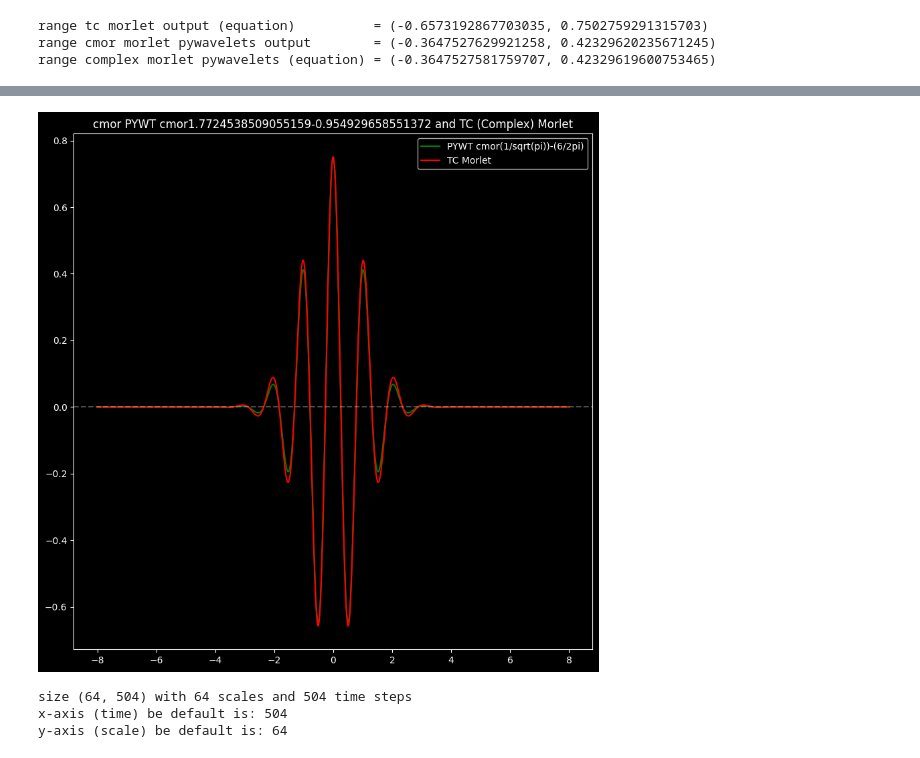
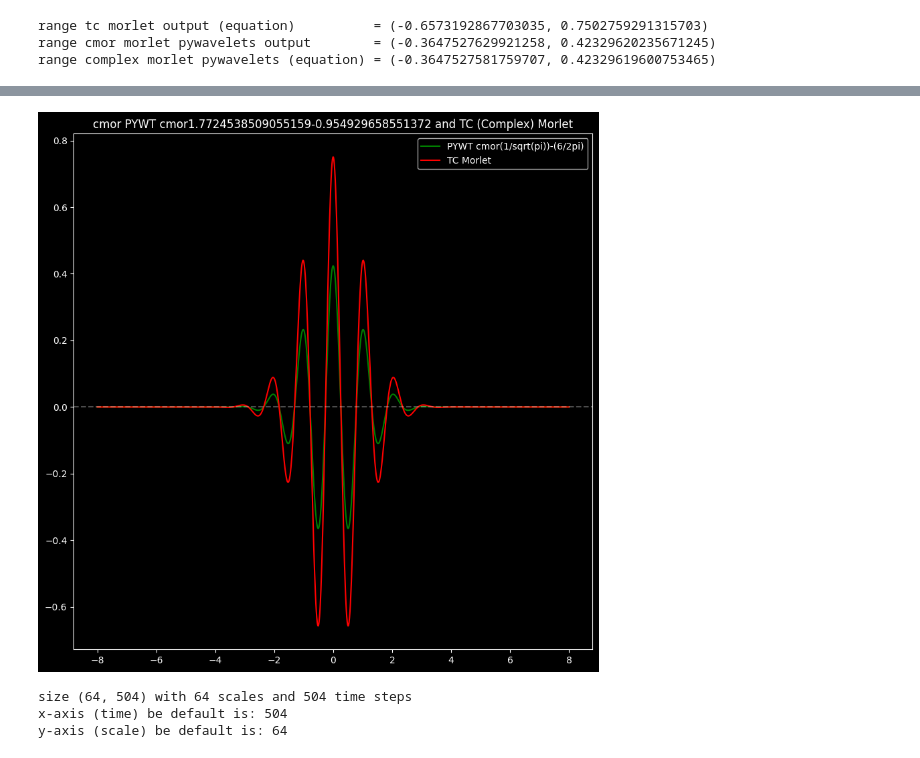
Before and after one commit to cyschneck/wavelet-tutorial, a Jupyter notebook: matching_scales.ipynb, the cells around one changed output, grey strips where cells are left out. Drawn from its saved outputs; the diff is of its cells as text; code cells hidden in the pictures.

```diff
--- a/matching_scales.ipynb
+++ b/matching_scales.ipynb
@@ -195,13 +190,13 @@ plt.show()
 # %%
 fig, ax = plt.subplots(figsize=(10, 10))
-ax.plot(x, np.real(psi)*math.sqrt(3.14), label="PYWT cmor(1/sqrt(pi))-(6/2pi)", c="green")
+ax.plot(x, np.real(psi), label="PYWT cmor(1/sqrt(pi))-(6/2pi)", c="green")
 ax.plot(x, np.real(tc_output), label="TC Morlet", c="red")
 plt.title(f"cmor PYWT {complex_morlet} and TC (Complex) Morlet")
 ax.axhline(0, linestyle='--', alpha=0.3)
 ax.legend()
 plt.show()
 # %% [output]
-[figure, old version]
+[figure, new version]
 # %%
 #wavelet_mother = "cmor" # cmorB-C where BC are floating point values
 # B = bandwidth
```
Also changed, not shown: parts of 3 cells of this notebook.
